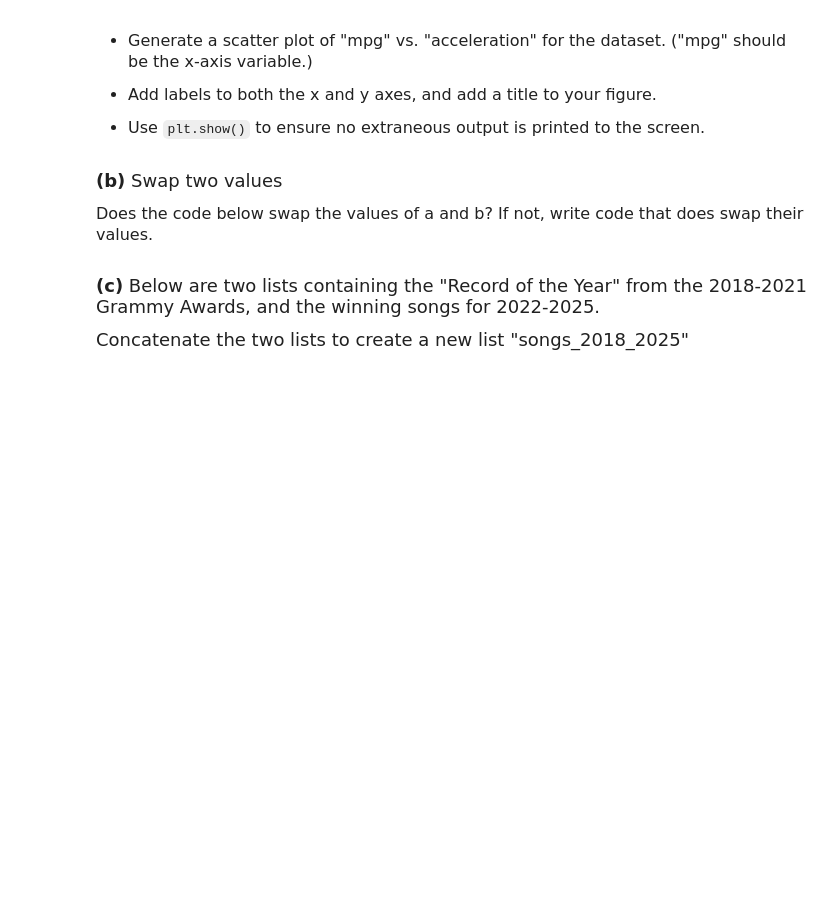
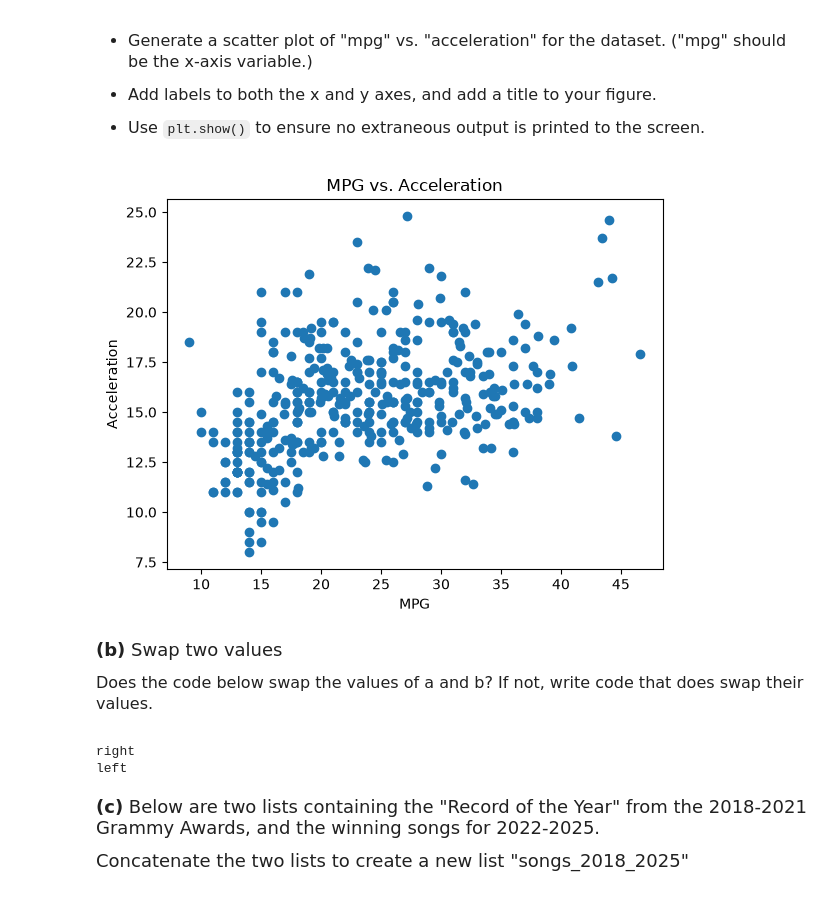
Before and after one commit to Michal-Fink/datasci185fall2026, a Jupyter notebook: _quizzes/practice_quiz/practice_quiz.ipynb, the cells around one changed output. Drawn from its saved outputs; the diff is of its cells as text; code cells hidden in the pictures; blank space fills up the shorter version.

```diff
--- a/_quizzes/practice_quiz/practice_quiz.ipynb
+++ b/_quizzes/practice_quiz/practice_quiz.ipynb
@@ -72,6 +72,14 @@ Name: mpg, dtype: float64
 - Use `plt.show()` to ensure no extraneous output is printed to the screen.
 # %%
 ### your code here
+import matplotlib.pyplot as plt
+plt.scatter(x=df["mpg"], y=df["acceleration"])
+plt.xlabel("MPG")
+plt.ylabel("Acceleration")
+plt.title("MPG vs. Acceleration")
+plt.show()
+# %% [output]
+[figure, added]
 # %% [markdown]
 <font size = "4">
 
@@ -88,6 +96,19 @@ b = a
 a = b
 # %%
 # If it doesn't work, put your changes here:
+a = "left"
+b = "right"
+
+temp = a
+a = b
+b = temp
+
+
+print(a)
+print(b)
+# %% [output]
+right
+left
 # %% [markdown]
 <font size = "4">
 
```
Also changed, not shown: parts of 3 cells of this notebook, 1 other file.
